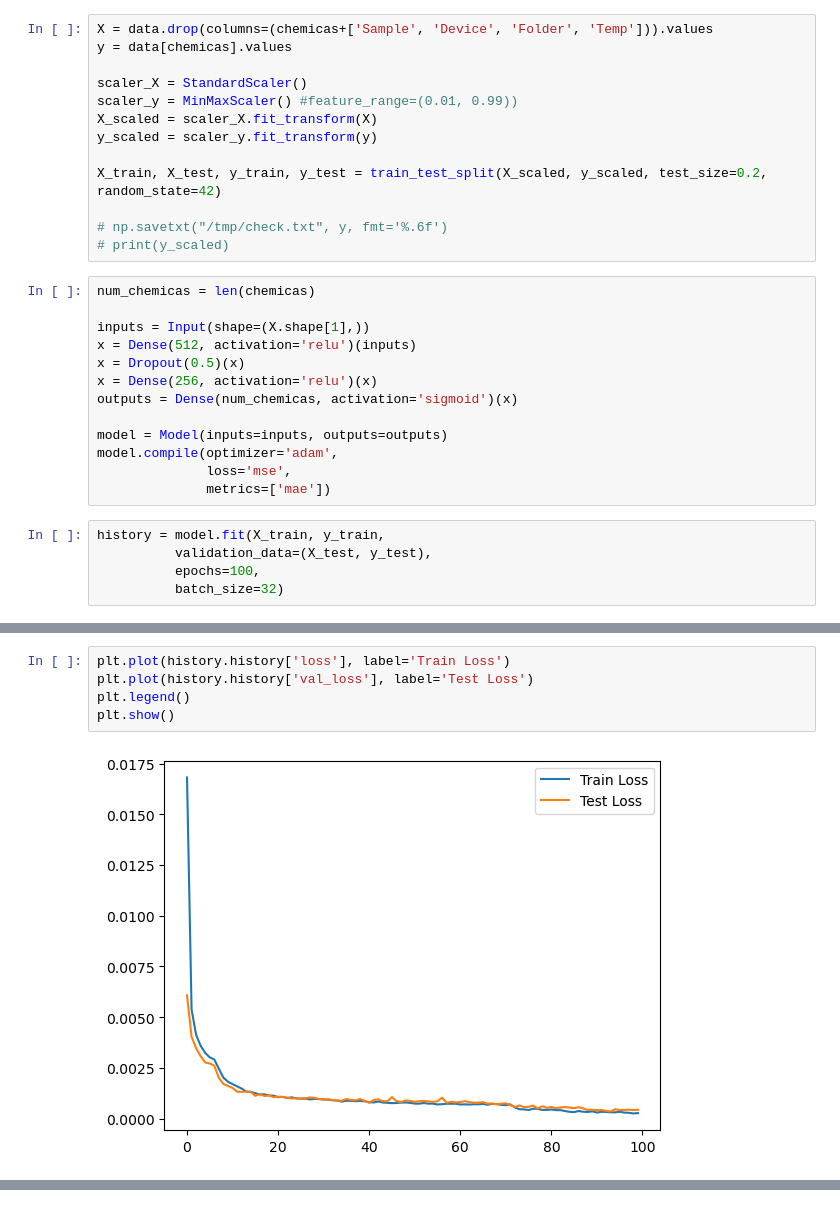
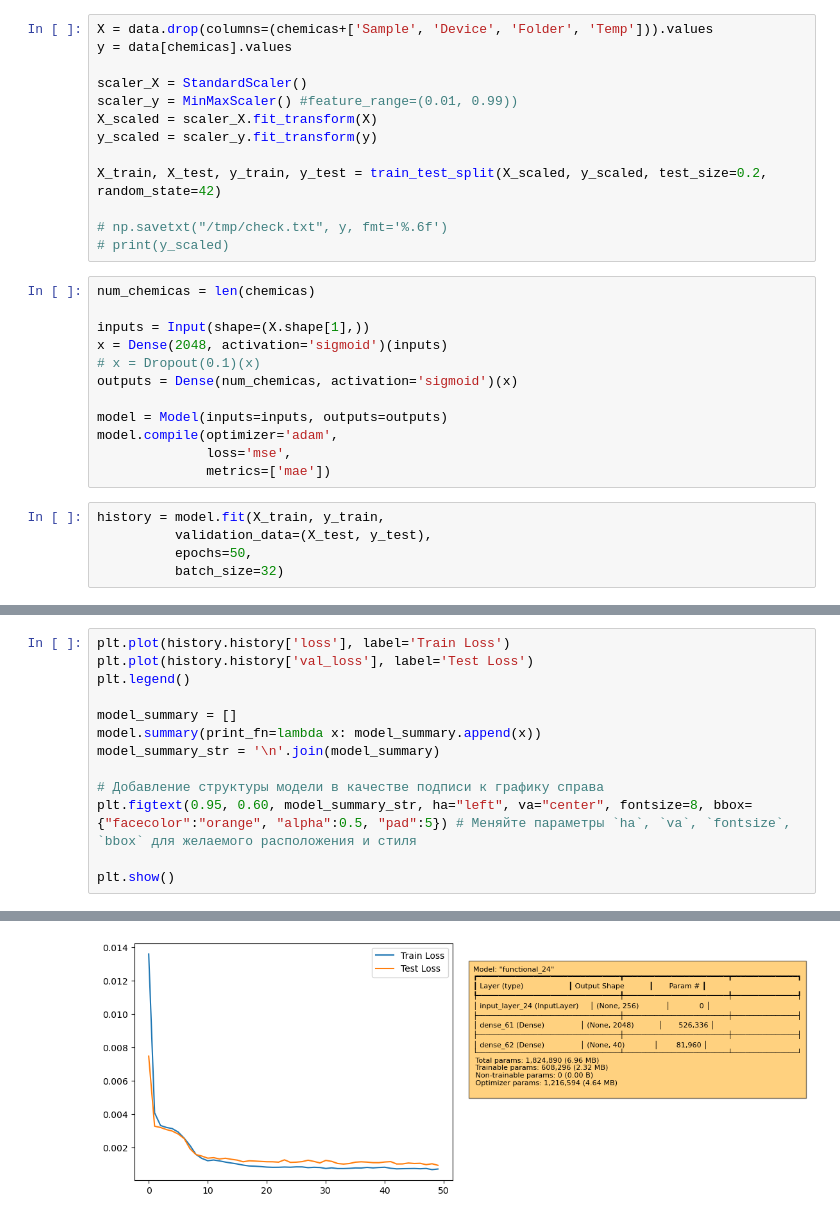
Before and after one commit to lolibarmen/Ml-spectra, a Jupyter notebook: third-vol1/chemical-composition.ipynb, the cells around one changed output, grey strips where cells are left out. Drawn from its saved outputs; the diff is of its cells as text.

Commit message:
Full classification's test fix

```diff
--- a/third-vol1/chemical-composition.ipynb
+++ b/third-vol1/chemical-composition.ipynb
@@ -32,9 +32,8 @@ X_train, X_test, y_train, y_test = train_test_split(X_scaled, y_scaled, test_siz
 num_chemicas = len(chemicas)
 
 inputs = Input(shape=(X.shape[1],))
-x = Dense(512, activation='relu')(inputs)
-x = Dropout(0.5)(x)
-x = Dense(256, activation='relu')(x)
+x = Dense(2048, activation='sigmoid')(inputs)
+# x = Dropout(0.1)(x)
 outputs = Dense(num_chemicas, activation='sigmoid')(x)
 
 model = Model(inputs=inputs, outputs=outputs)
@@ -44,6 +43,6 @@ model.compile(optimizer='adam',
 # %%
 history = model.fit(X_train, y_train,
           validation_data=(X_test, y_test),
-          epochs=100,
+          epochs=50,
           batch_size=32)
 # %% [output]
@@ -67,7 +66,14 @@ Epoch 100/100
-# %%
-plt.plot(history.history['loss'], label='Train Loss')
-plt.plot(history.history['val_loss'], label='Test Loss')
-plt.legend()
-plt.show()
-# %% [output]
-[figure, removed]
+# %%
+plt.plot(history.history['loss'], label='Train Loss')
+plt.plot(history.history['val_loss'], label='Test Loss')
+plt.legend()
+
+model_summary = []
+model.summary(print_fn=lambda x: model_summary.append(x))
+model_summary_str = '\n'.join(model_summary)
+
+# Добавление структуры модели в качестве подписи к графику справа
+plt.figtext(0.95, 0.60, model_summary_str, ha="left", va="center", fontsize=8, bbox={"facecolor":"orange", "alpha":0.5, "pad":5}) # Меняйте параметры `ha`, `va`, `fontsize`, `bbox` для желаемого расположения и стиля
+
+plt.show()
+# %% [output]
@@ -74 +81,2 @@ plt.show()
+[figure, added]
 # %%
```
Also changed, not shown: parts of 4 cells of this notebook, 1 other file.
